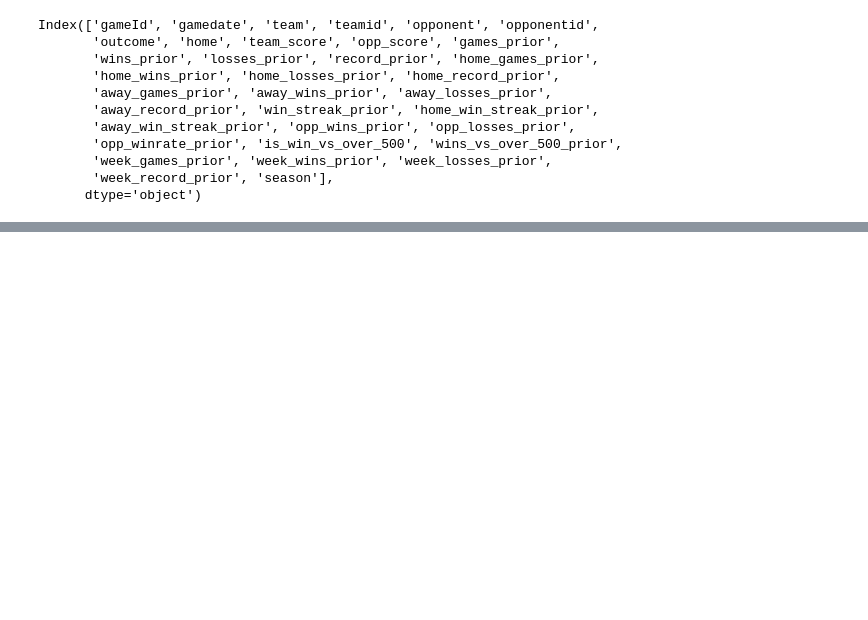
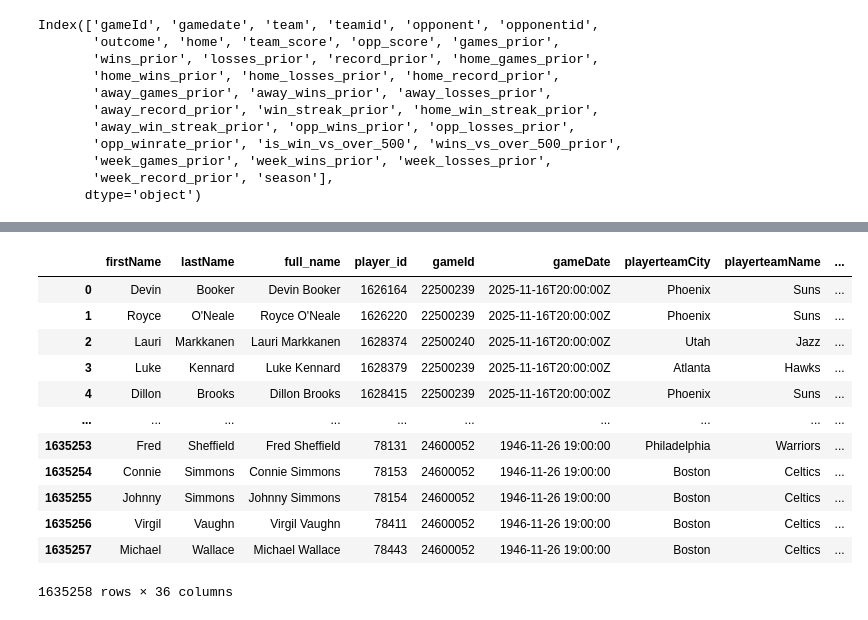
Before and after one commit to dejiandrew/nba-award-predictor, a Jupyter notebook: pow_features.ipynb, the cells around one changed output, grey strips where cells are left out. Saved outputs shown, nothing was run; the diff lists cells and outputs as text; code cells hidden in the pictures; blank space fills up the shorter version.

```diff
--- a/pow_features.ipynb
+++ b/pow_features.ipynb
@@ -531,0 +534,17 @@ combined_df
+# %%
+player_statistics_df = pd.read_csv('player-statistics.csv')
+player_statistics_df
+# %% [output]
+|  | firstName | lastName | full_name | player_id | gameId | gameDate | playerteamCity | playerteamName | ... |
+| 0 | Devin | Booker | Devin Booker | 1626164 | 22500239 | 2025-11-16T20:00:00Z | Phoenix | Suns | ... |
+| 1 | Royce | O'Neale | Royce O'Neale | 1626220 | 22500239 | 2025-11-16T20:00:00Z | Phoenix | Suns | ... |
+| 2 | Lauri | Markkanen | Lauri Markkanen | 1628374 | 22500240 | 2025-11-16T20:00:00Z | Utah | Jazz | ... |
+| 3 | Luke | Kennard | Luke Kennard | 1628379 | 22500239 | 2025-11-16T20:00:00Z | Atlanta | Hawks | ... |
+| 4 | Dillon | Brooks | Dillon Brooks | 1628415 | 22500239 | 2025-11-16T20:00:00Z | Phoenix | Suns | ... |
+| ... | ... | ... | ... | ... | ... | ... | ... | ... | ... |
+| 1635253 | Fred | Sheffield | Fred Sheffield | 78131 | 24600052 | 1946-11-26 19:00:00 | Philadelphia | Warriors | ... |
+| 1635254 | Connie | Simmons | Connie Simmons | 78153 | 24600052 | 1946-11-26 19:00:00 | Boston | Celtics | ... |
+| 1635255 | Johnny | Simmons | Johnny Simmons | 78154 | 24600052 | 1946-11-26 19:00:00 | Boston | Celtics | ... |
+| 1635256 | Virgil | Vaughn | Virgil Vaughn | 78411 | 24600052 | 1946-11-26 19:00:00 | Boston | Celtics | ... |
+| 1635257 | Michael | Wallace | Michael Wallace | 78443 | 24600052 | 1946-11-26 19:00:00 | Boston | Celtics | ... |
+1635258 rows × 36 columns
```
Also changed, not shown: parts of 9 cells of this notebook.
